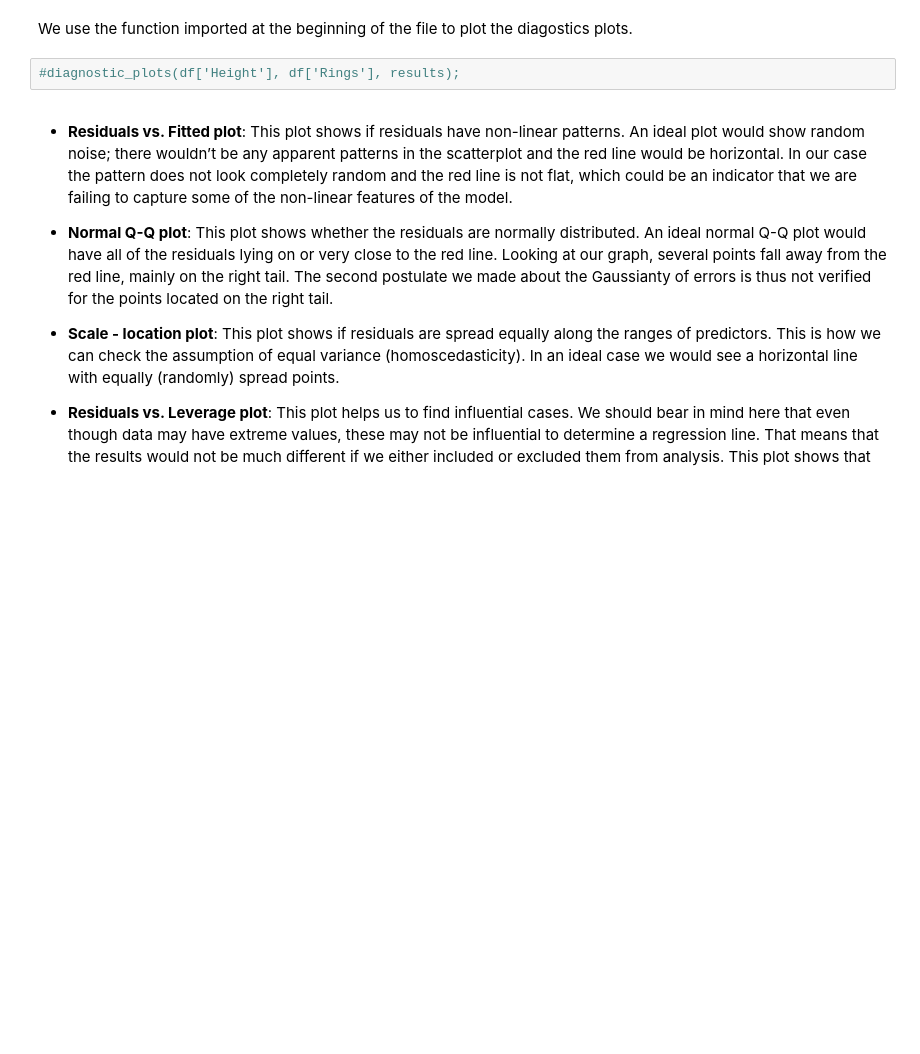
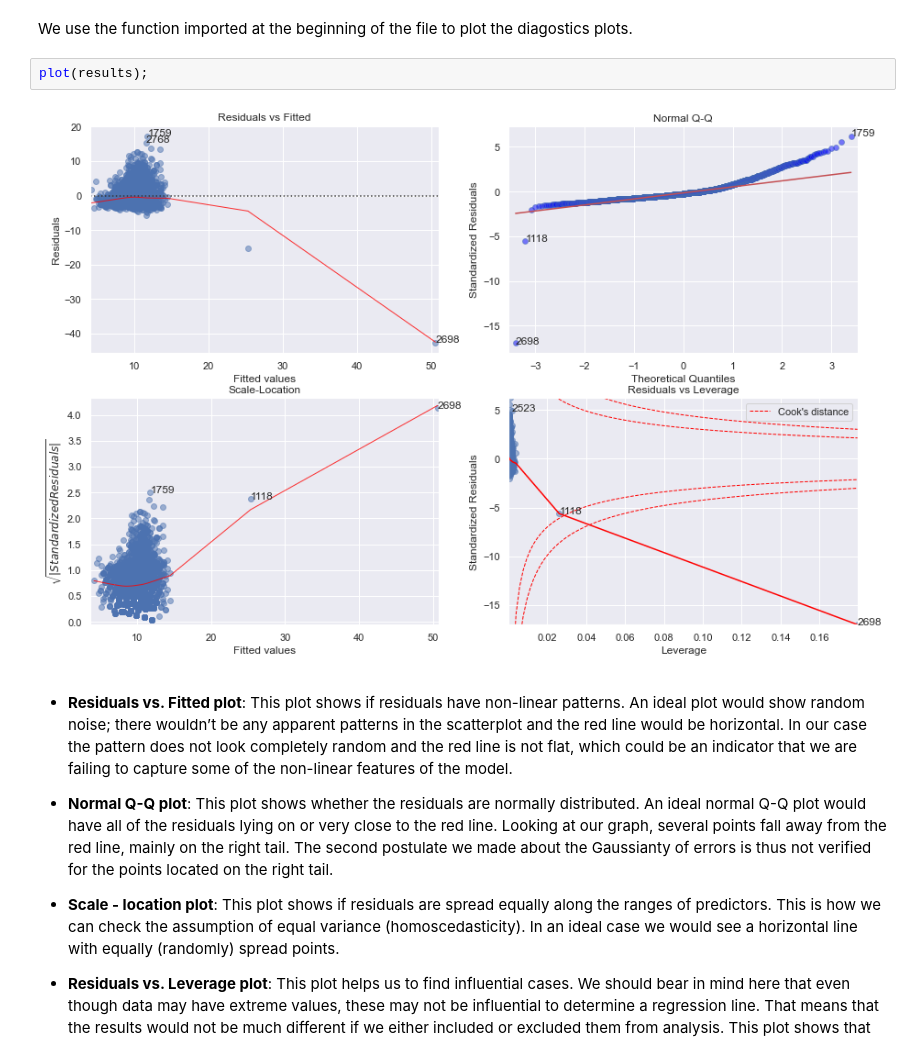
Before and after one commit to mbatoul/x_hec_data_science, a Jupyter notebook: regression_data_project_brull_arena_bertolotti_batoul.ipynb, the cells around one changed output. Cells and saved outputs as stored; diff of their text form; blank space fills up the shorter version.

```diff
--- a/regression_data_project_brull_arena_bertolotti_batoul.ipynb
+++ b/regression_data_project_brull_arena_bertolotti_batoul.ipynb
@@ -298,8 +171,10 @@ height and/or number of rings and refit your model. Justify your decisions (and
 diagnostics).*
 # %% [markdown]
 We use the function imported at the beginning of the file to plot the diagostics plots.
-# %%
-#diagnostic_plots(df['Height'], df['Rings'], results);
+# %%
+plot(results);
+# %% [output]
+[figure, added]
 # %% [markdown]
 - **Residuals vs. Fitted plot**: This plot shows if residuals have non-linear patterns. An ideal plot would show random noise; there wouldn’t be any apparent patterns in the scatterplot and the red line would be horizontal. In our case the pattern does not look completely random and the red line is not flat, which could be an indicator that we are failing to capture some of the non-linear features of the model.
 
```
Also changed, not shown: parts of 78 cells of this notebook, 12 other files.
